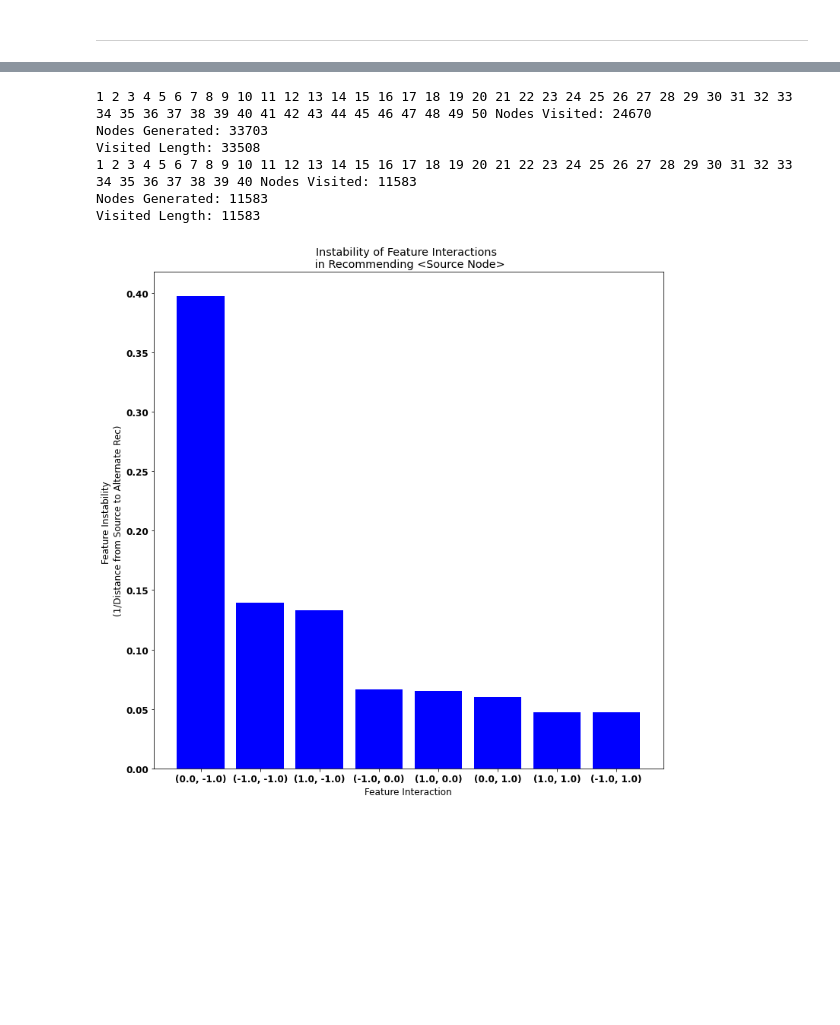
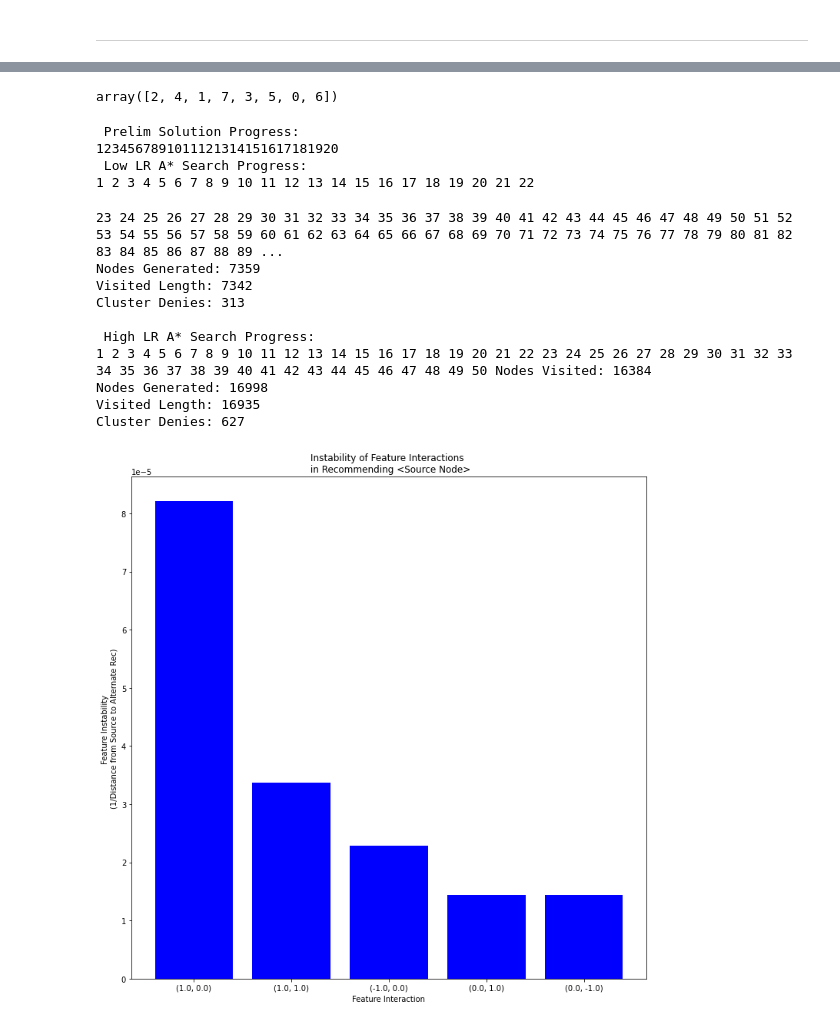
Before and after one commit to spkell/DFEST-Explainability, a Jupyter notebook: Synthetic-GDFEST.ipynb, the cells around one changed output, grey strips where cells are left out. Cells and saved outputs as stored; diff of their text form; code cells hidden in the pictures; blank space fills up the shorter version.

```diff
--- a/Synthetic-GDFEST.ipynb
+++ b/Synthetic-GDFEST.ipynb
@@ -308,0 +394,6 @@ def cluster_feat_int(node, solution_clusters, feat_scaler, max_cluster_size):
+# %%
+temp = sorted_clusters.copy()
+ind = temp.argsort(axis=0)
+temp[:,0] = temp[:,0][ind[:,0]]
+temp[:,1] = temp[:,1][ind[:,0]]
+temp
@@ -309,3 +409,7 @@ def cluster_feat_int(node, solution_clusters, feat_scaler, max_cluster_size):
+# %%
+ind[:,1]
+# %% [output]
+array([2, 4, 1, 7, 3, 5, 0, 6])
 # %%
 def sort_solution_clusters(solution_clusters,source_node,feat_scaler):
 
@@ -324,7 +428,11 @@ def sort_solution_clusters(solution_clusters,source_node,feat_scaler):
         min_sample = all_distances[i].min()
         sorted_clusters.append((min_sample,key))
         i+=1
-    np.asarray(sorted_clusters).sort(axis=0)
+
+    sorted_clusters = np.asarray(sorted_clusters)
+    ind = sorted_clusters.argsort(axis=0)
+    sorted_clusters[:,0] = sorted_clusters[:,0][ind[:,0]]
+    sorted_clusters[:,1] = sorted_clusters[:,1][ind[:,0]]
 
     return sorted_clusters
 # %%
@@ -358,6 +466,7 @@ def a_star_search(source_node, prelim_discovered, feat_ranges, k=100, learning_r
     #Analytics to inform how to handle degree of branching
     nodes_generated = 0
     nodes_visited = 0
+    denied_cluster = 0
 
     frontier = [] # Priority Queue
     discovered = [] #Vector of k-closest feature interactions to opposite recommendation... redundant with solution_clusters{} now
@@ -372,7 +481,7 @@ def a_star_search(source_node, prelim_discovered, feat_ranges, k=100, learning_r
     #Scale to normalize learning rate for each feature
     feat_scaler = 1/np.asarray(feat_ranges)
 
-    source_rec = query_synth_model(source_node) #rec value to be explained
+    source_rec = query_synth_model(ground_truth_importance, source_node, source_node) #rec value to be explained
 
     # loop till queue is empty, or k solutions were discovered
     #TODO: Want to define stop criteria based on no solutions approaching center
@@ -382,24 +491,28 @@ def a_star_search(source_node, prelim_discovered, feat_ranges, k=100, learning_r
         query_node = heapq.heappop(frontier)
         #print(node, end=' ')
         nodes_visited += 1
+        #plt.plot(query_node.position[0],query_node.position[1],colors[0])
 
         #Check goal state, and adds to solutions cluster if so
         full_cluster = False #Flag indicating if this feature-interaction should continue being searched
-        query_rec = query_synth_model(query_node)
+        query_rec = query_synth_model(ground_truth_importance, source_node, query_node)
         if query_rec != source_rec:
             #Do not use solution if previous discovered is in close neigborhood
             if not neighboring_solution(discovered, query_node, learning_rate, feat_scaler):
                 visited[tuple(query_node.position)] = True
                 #print("soln:",query_node.position)
                 #Add node to soln cluster if not already full
-                solution_clusters, full_cluster = cluster_feat_int(query_node, solution_clusters, feat_scaler, max_cluster_size)
+                solution_clusters, full_cluster = cluster_feat_int(source_node, query_node, solution_clusters, feat_scaler, max_cluster_size)
                 if not full_cluster:
                     discovered.append(query_node)
                     print(len(discovered),end=' ')
+                else:
+                    denied_cluster +=1
 
         #Add adjacents to priority queue before visiting them
         adjs = find_adjs(query_node, feat_ranges, learning_rate) #every node adjacent to the current node
         for adj_node in adjs:
+            #plt.plot(adj_node.position[0],adj_node.position[1],colors[1])
 
             #Checks if generated adjacent node position is within reasonable values
             in_bfet = True
@@ -417,27 +530,40 @@ def a_star_search(source_node, prelim_discovered, feat_ranges, k=100, learning_r
     print("Nodes Visited:",nodes_visited)
     print("Nodes Generated:",nodes_generated)
     print("Visited Length:",len(visited))
+    print("Cluster Denies:",denied_cluster)
 
     return discovered, solution_clusters
 # %%
-source_node = Node(np.asarray([0,-1]), 0) #Position, Distance to source_node
+source_node = Node(np.asarray([0,0]), 0) #Position, Distance to source_node
 feat_ranges = get_num_range(data, dense_features)
 feat_scaler = 1/np.asarray(feat_ranges)
 
-prelim_discovered = generate_precursor_solutions(source_node, feat_ranges, plot_search=False, nsteps=10, k=25)
-mid_discovered,solution_clusters = a_star_search(source_node, prelim_discovered, feat_ranges, learning_rate=10, k=50)
-refined_discovered,solution_clusters = a_star_search(source_node, mid_discovered, feat_ranges, k=50, learning_rate=0.5, max_cluster_size=5)
+print(" Prelim Solution Progress:")
+prelim_discovered = generate_precursor_solutions(source_node, feat_ranges, plot_search=False, nsteps=5, k=20)
+print("\n Low LR A* Search Progress:")
+lr = feat_ranges[0] * 30
+mid_discovered,solution_clusters = a_star_search(source_node, prelim_discovered, feat_ranges, learning_rate=lr, k=100, max_cluster_size=20)
+print("\n High LR A* Search Progress:")
+lr = feat_ranges[0] * 5
+refined_discovered,solution_clusters = a_star_search(source_node, mid_discovered, feat_ranges, k=50, learning_rate=lr, max_cluster_size=10)
+
+plt.rcParams["figure.figsize"] = (12,12)
+sorted_clusters = sort_solution_clusters(solution_clusters,source_node,feat_scaler)
+display_instability(sorted_clusters)
 # %% [output]
-1 2 3 4 5 6 7 8 9 10 11 12 13 14 15 16 17 18 19 20 21 22 23 24 25 26 27 28 29 30 31 32 33 34 35 36 37 38 39 40 41 42 43 44 45 46 47 48 49 50 Nodes Visited: 24670
-Nodes Generated: 33703
-Visited Length: 33508
-1 2 3 4 5 6 7 8 9 10 11 12 13 14 15 16 17 18 19 20 21 22 23 24 25 26 27 28 29 30 31 32 33 34 35 36 37 38 39 40 Nodes Visited: 11583
-Nodes Generated: 11583
-Visited Length: 11583
+ Prelim Solution Progress:
+1234567891011121314151617181920
+ Low LR A* Search Progress:
+1 2 3 4 5 6 7 8 9 10 11 12 13 14 15 16 17 18 19 20 21 22
+23 24 25 26 27 28 29 30 31 32 33 34 35 36 37 38 39 40 41 42 43 44 45 46 47 48 49 50 51 52 53 54 55 56 57 58 59 60 61 62 63 64 65 66 67 68 69 70 71 72 73 74 75 76 77 78 79 80 81 82 83 84 85 86 87 88 89 ...
+Nodes Generated: 7359
+Visited Length: 7342
+Cluster Denies: 313
+
+ High LR A* Search Progress:
+1 2 3 4 5 6 7 8 9 10 11 12 13 14 15 16 17 18 19 20 21 22 23 24 25 26 27 28 29 30 31 32 33 34 35 36 37 38 39 40 41 42 43 44 45 46 47 48 49 50 Nodes Visited: 16384
+Nodes Generated: 16998
+Visited Length: 16935
+Cluster Denies: 627
+[figure, added]
-# %%
-#plt.rcParams["figure.figsize"] = (12,12)
-sorted_clusters = sort_solution_clusters(solution_clusters,source_node,feat_scaler)
-display_instability(sorted_clusters)
-# %% [output]
-[figure, removed]
 # %%
```
Also changed, not shown: parts of 22 cells of this notebook.
